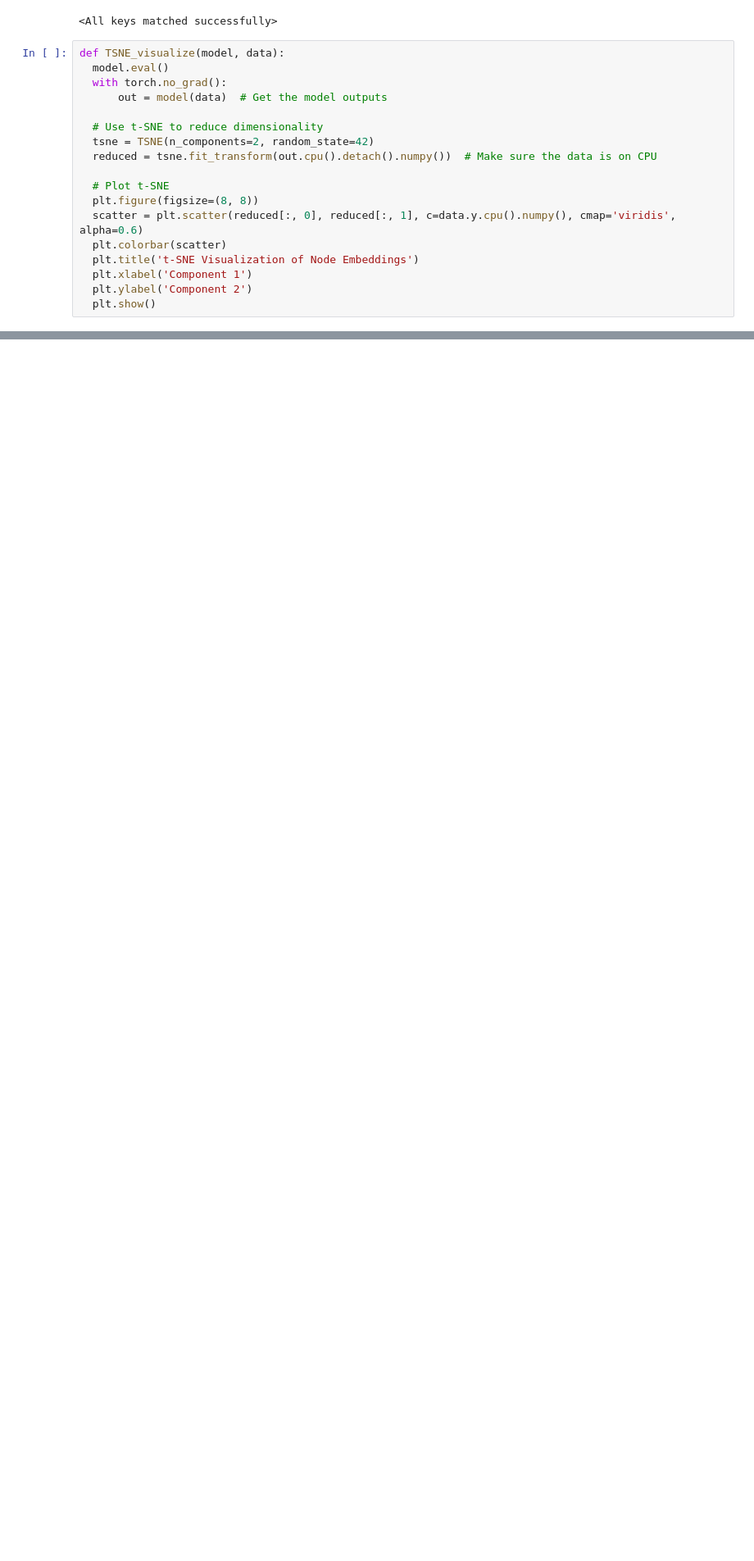
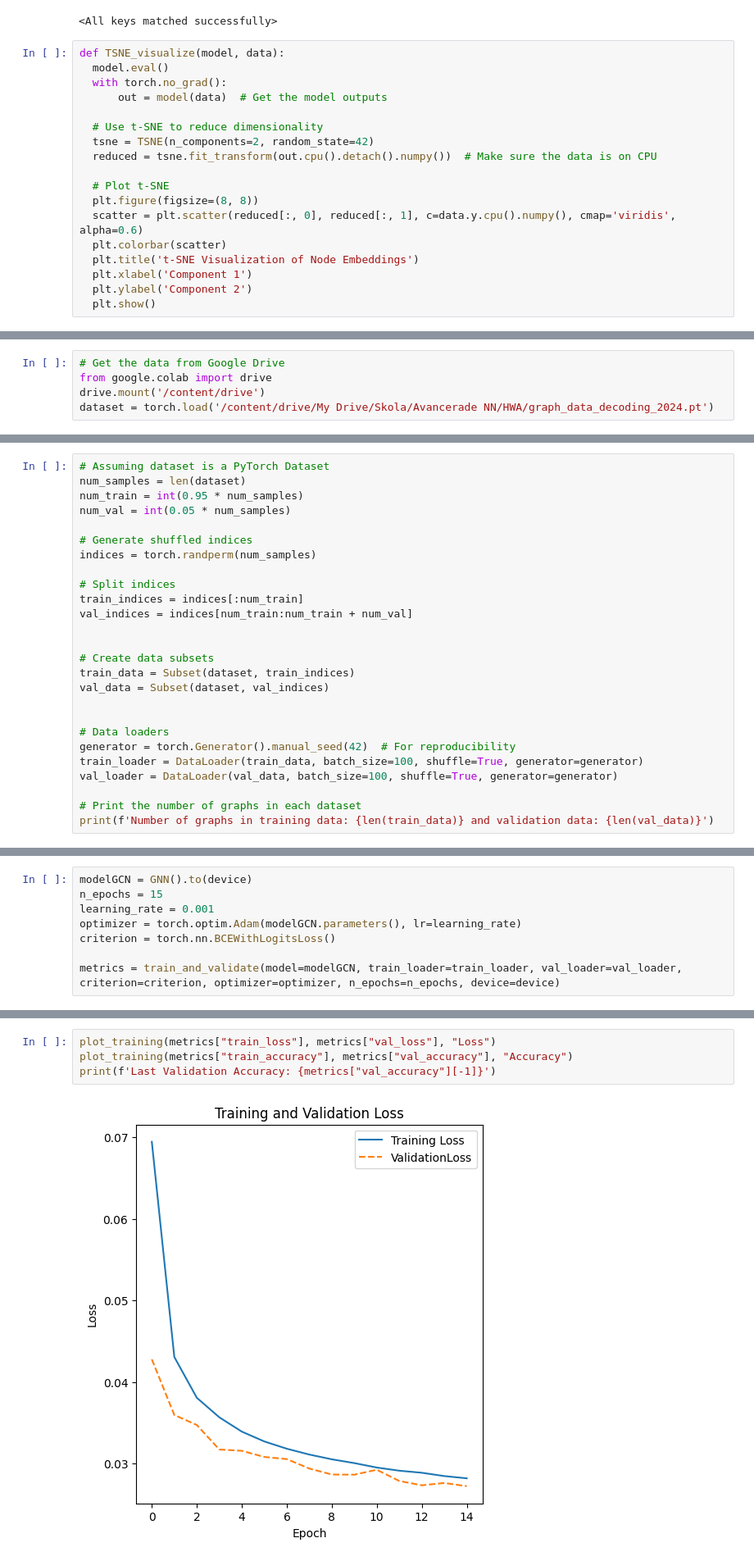
Before and after one commit to marcusaxelsson1/Advanced_NN, a Jupyter notebook: HWA.ipynb, the cells around one changed output, grey strips where cells are left out. Shown at 82% size. Cells and saved outputs as stored; diff of their text form; blank space fills up the shorter version.

```diff
--- a/HWA.ipynb
+++ b/HWA.ipynb
@@ -237,0 +232,5 @@ TSNE_visualize(gcn_model, data)
+# %%
+# Get the data from Google Drive
+from google.colab import drive
+drive.mount('/content/drive')
+dataset = torch.load('/content/drive/My Drive/Skola/Avancerade NN/HWA/graph_data_decoding_2024.pt')
@@ -237,0 +332,26 @@ TSNE_visualize(gcn_model, data)
+# %%
+# Assuming dataset is a PyTorch Dataset
+num_samples = len(dataset)
+num_train = int(0.95 * num_samples)
+num_val = int(0.05 * num_samples)
+
+# Generate shuffled indices
+indices = torch.randperm(num_samples)
+
+# Split indices
+train_indices = indices[:num_train]
+val_indices = indices[num_train:num_train + num_val]
+
+
+# Create data subsets
+train_data = Subset(dataset, train_indices)
+val_data = Subset(dataset, val_indices)
+
+
+# Data loaders
+generator = torch.Generator().manual_seed(42)  # For reproducibility
+train_loader = DataLoader(train_data, batch_size=100, shuffle=True, generator=generator)
+val_loader = DataLoader(val_data, batch_size=100, shuffle=True, generator=generator)
+
+# Print the number of graphs in each dataset
+print(f'Number of graphs in training data: {len(train_data)} and validation data: {len(val_data)}')
@@ -237,0 +516,8 @@ TSNE_visualize(gcn_model, data)
+# %%
+modelGCN = GNN().to(device)
+n_epochs = 15
+learning_rate = 0.001
+optimizer = torch.optim.Adam(modelGCN.parameters(), lr=learning_rate)
+criterion = torch.nn.BCEWithLogitsLoss()
+
+metrics = train_and_validate(model=modelGCN, train_loader=train_loader, val_loader=val_loader, criterion=criterion, optimizer=optimizer, n_epochs=n_epochs, device=device)
@@ -237,0 +550,6 @@ TSNE_visualize(gcn_model, data)
+# %%
+plot_training(metrics["train_loss"], metrics["val_loss"], "Loss")
+plot_training(metrics["train_accuracy"], metrics["val_accuracy"], "Accuracy")
+print(f'Last Validation Accuracy: {metrics["val_accuracy"][-1]}')
+# %% [output]
+[figure, added]
```
Also changed, not shown: parts of 21 cells of this notebook.
